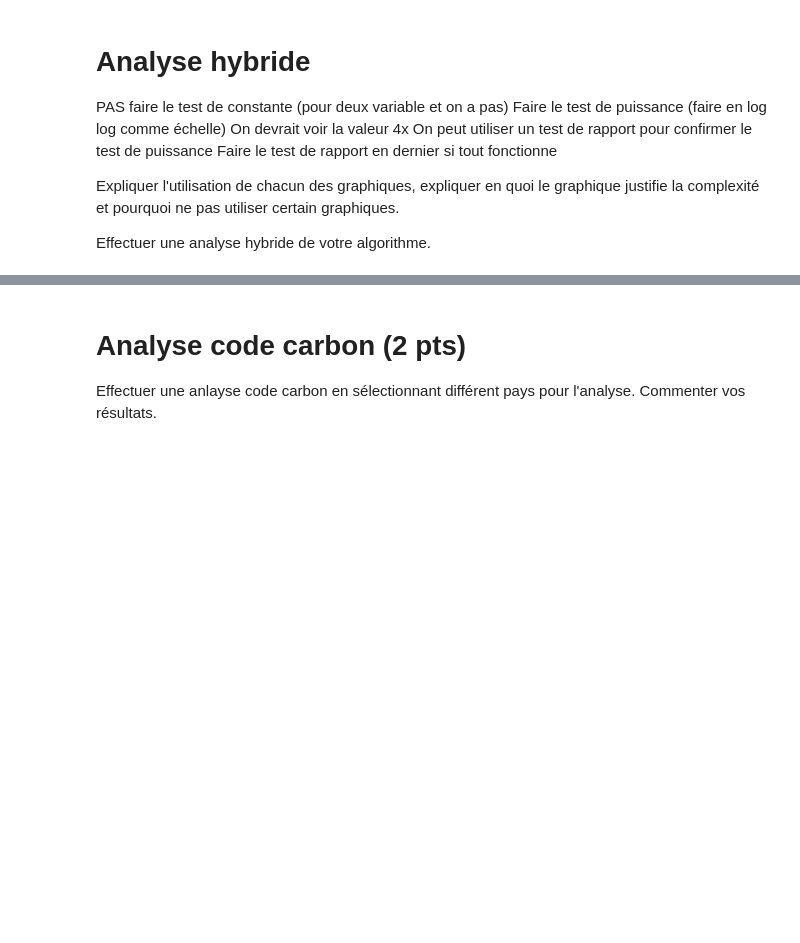
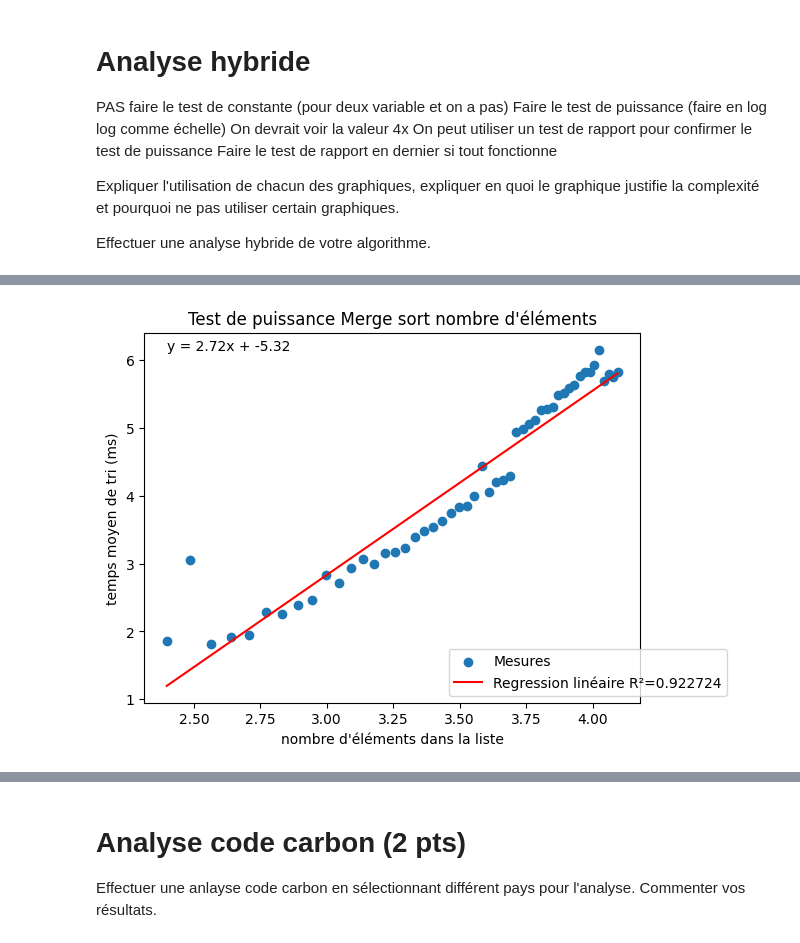
Before and after one commit to francois-tourigny/INF8775_TP3, a Jupyter notebook: tp3_squelette.ipynb, the cells around one changed output, grey strips where cells are left out. Drawn from its saved outputs; the diff is of its cells as text; code cells hidden in the pictures; blank space fills up the shorter version.

```diff
--- a/tp3_squelette.ipynb
+++ b/tp3_squelette.ipynb
@@ -602,0 +677,29 @@ Effectuer une analyse hybride de votre algorithme.
+# %%
+
+def main_amelioration(sample):
+    start_time = time.time()
+    max_time = 60 * 3 - 1
+    n = len(sample)
+    target = 500 * n
+    counties = set_counties(sample)
+    print('initial solution')
+    sol, groups = max_to_target(counties, target, n)
+    if (time.time() - start_time) > max_time:
+        return sol
+    print("--- %s seconds for solution baseline ---" % (time.time() - start_time))
+
+    #print('vote score: ', votes_score(sample, sol))
+    #print('size score: ', size_score(sol))
+    #print('distance score: ', distance_score(sol))
+    #print('intial score: ',score_solution(sample, sol))
+    #drawmap_of_discrits(n, sol)
+    first_iter = True
+    iter_time = time.time()
+    time_to_iter = 0
+    updated = amelioration_locale(groups, target, n, sample, sol)
+    sol = updated
+    return sol
+# %%
+resultats_am_locale = measure_range(main_amelioration, problems)
+
+display_data_as_table(resultats_am_locale)
@@ -602,0 +731,6 @@ Effectuer une analyse hybride de votre algorithme.
+# %%
+dict_am_locale = dict_from_measures(resultats_am_locale)
+
+test_de_puissance(dict_am_locale, "nombre d'éléments dans la liste", 'temps moyen de tri (ms)', "Test de puissance Merge sort nombre d'éléments")
+# %% [output]
+[figure, added]
```
Also changed, not shown: parts of 18 cells of this notebook.
